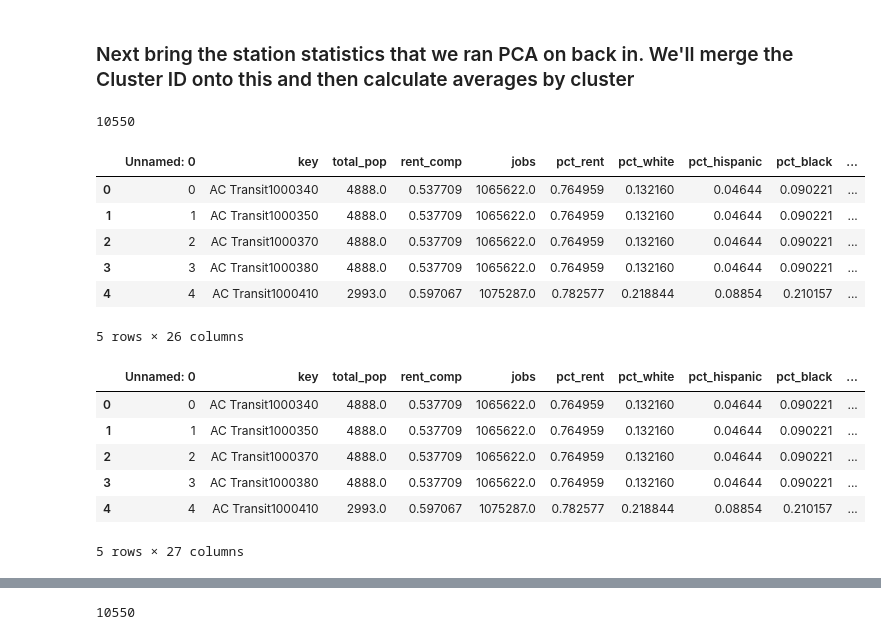
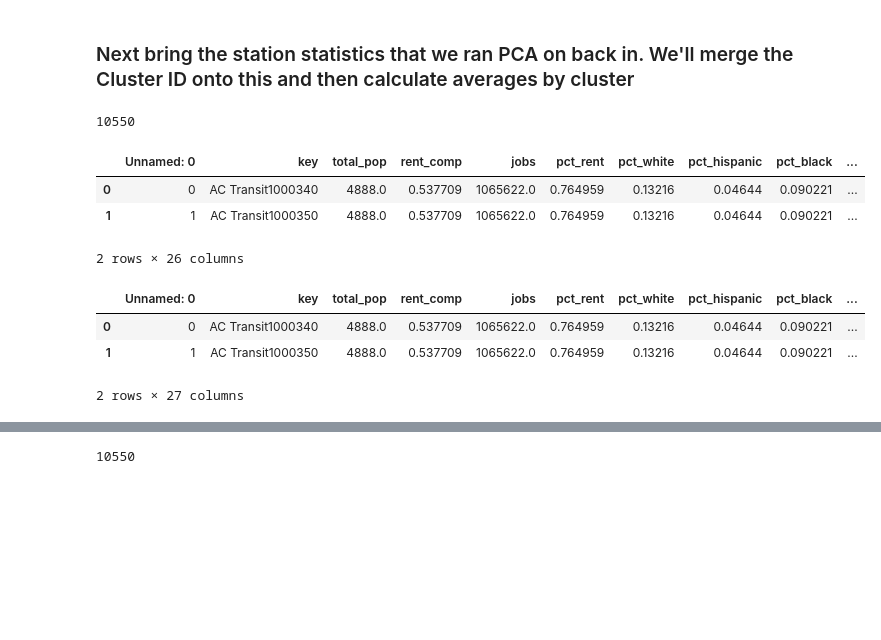
Before and after one commit to jarednolan/Upzoning, a Jupyter notebook: PCA_analysis.ipynb, the cells around one changed output, grey strips where cells are left out. Saved outputs shown, nothing was run; the diff lists cells and outputs as text; code cells hidden in the pictures; blank space fills up the shorter version.

```diff
--- a/PCA_analysis.ipynb
+++ b/PCA_analysis.ipynb
@@ -254,31 +258,25 @@ clusters.head(10)
 # %%
 outpath = 'Output/' # select folder with data in it
 
 stats = pd.read_csv(outpath + 'stop_stats.csv', delimiter=',')
 
 print(len(stats))
-stats.head()
+stats.head(2)
 # %% [output]
 10550
 |  | Unnamed: 0 | key | total_pop | rent_comp | jobs | pct_rent | pct_white | pct_hispanic | pct_black | ... |
-| 0 | 0 | AC Transit1000340 | 4888.0 | 0.537709 | 1065622.0 | 0.764959 | 0.132160 | 0.04644 | 0.090221 | ... |
-| 1 | 1 | AC Transit1000350 | 4888.0 | 0.537709 | 1065622.0 | 0.764959 | 0.132160 | 0.04644 | 0.090221 | ... |
-| 2 | 2 | AC Transit1000370 | 4888.0 | 0.537709 | 1065622.0 | 0.764959 | 0.132160 | 0.04644 | 0.090221 | ... |
-| 3 | 3 | AC Transit1000380 | 4888.0 | 0.537709 | 1065622.0 | 0.764959 | 0.132160 | 0.04644 | 0.090221 | ... |
-| 4 | 4 | AC Transit1000410 | 2993.0 | 0.597067 | 1075287.0 | 0.782577 | 0.218844 | 0.08854 | 0.210157 | ... |
+| 0 | 0 | AC Transit1000340 | 4888.0 | 0.537709 | 1065622.0 | 0.764959 | 0.13216 | 0.04644 | 0.090221 | ... |
+| 1 | 1 | AC Transit1000350 | 4888.0 | 0.537709 | 1065622.0 | 0.764959 | 0.13216 | 0.04644 | 0.090221 | ... |
-5 rows × 26 columns
+2 rows × 26 columns
 # %%
 stats_cluster = pd.concat([stats, clusters], axis=1, join_axes=[stats.index])
 
-stats_cluster.head()
+stats_cluster.head(2)
 # %% [output]
 |  | Unnamed: 0 | key | total_pop | rent_comp | jobs | pct_rent | pct_white | pct_hispanic | pct_black | ... |
-| 0 | 0 | AC Transit1000340 | 4888.0 | 0.537709 | 1065622.0 | 0.764959 | 0.132160 | 0.04644 | 0.090221 | ... |
-| 1 | 1 | AC Transit1000350 | 4888.0 | 0.537709 | 1065622.0 | 0.764959 | 0.132160 | 0.04644 | 0.090221 | ... |
-| 2 | 2 | AC Transit1000370 | 4888.0 | 0.537709 | 1065622.0 | 0.764959 | 0.132160 | 0.04644 | 0.090221 | ... |
-| 3 | 3 | AC Transit1000380 | 4888.0 | 0.537709 | 1065622.0 | 0.764959 | 0.132160 | 0.04644 | 0.090221 | ... |
-| 4 | 4 | AC Transit1000410 | 2993.0 | 0.597067 | 1075287.0 | 0.782577 | 0.218844 | 0.08854 | 0.210157 | ... |
+| 0 | 0 | AC Transit1000340 | 4888.0 | 0.537709 | 1065622.0 | 0.764959 | 0.13216 | 0.04644 | 0.090221 | ... |
+| 1 | 1 | AC Transit1000350 | 4888.0 | 0.537709 | 1065622.0 | 0.764959 | 0.13216 | 0.04644 | 0.090221 | ... |
-5 rows × 27 columns
+2 rows × 27 columns
 # %%
 cols2 = ['total_pop', 'pct_rent', 'pct_white', 'pct_hispanic',
        'pct_black', 'pct_asian', 'pct_below200pov', 'hispanic_pov',
```
Also changed, not shown: parts of 15 cells of this notebook, 3 other files.
